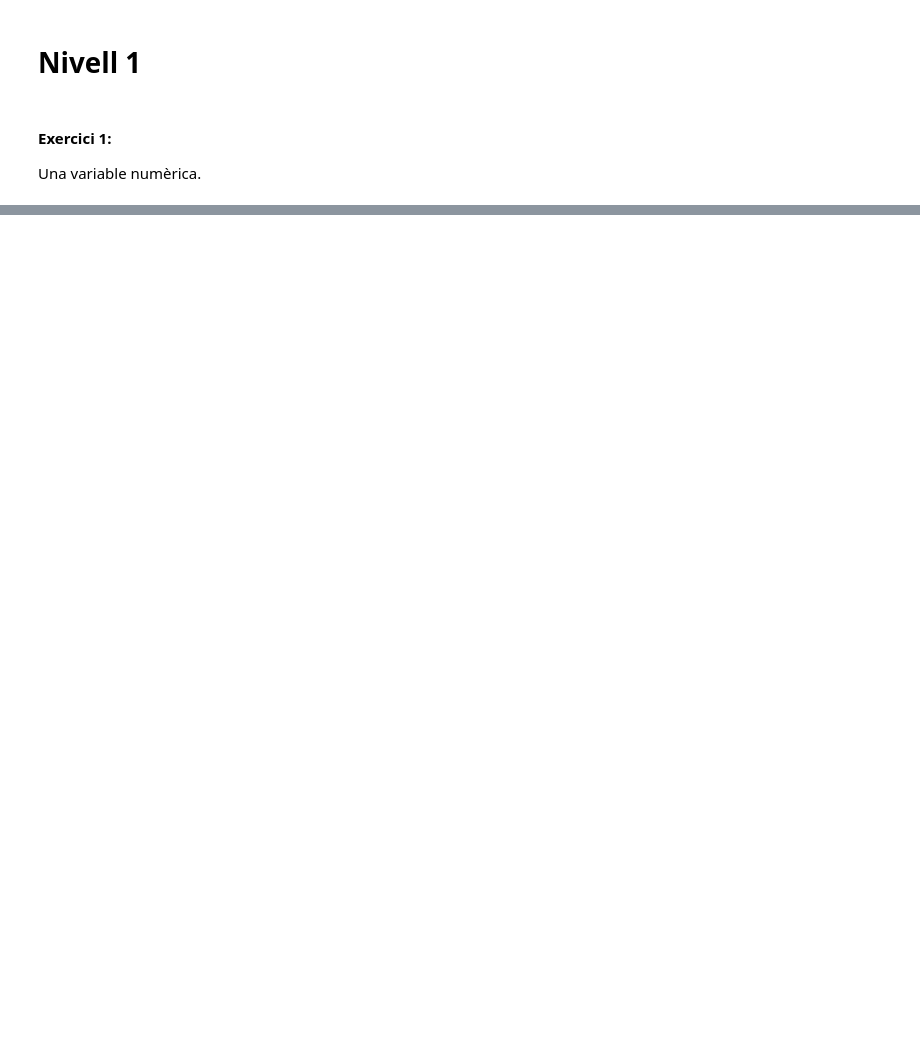
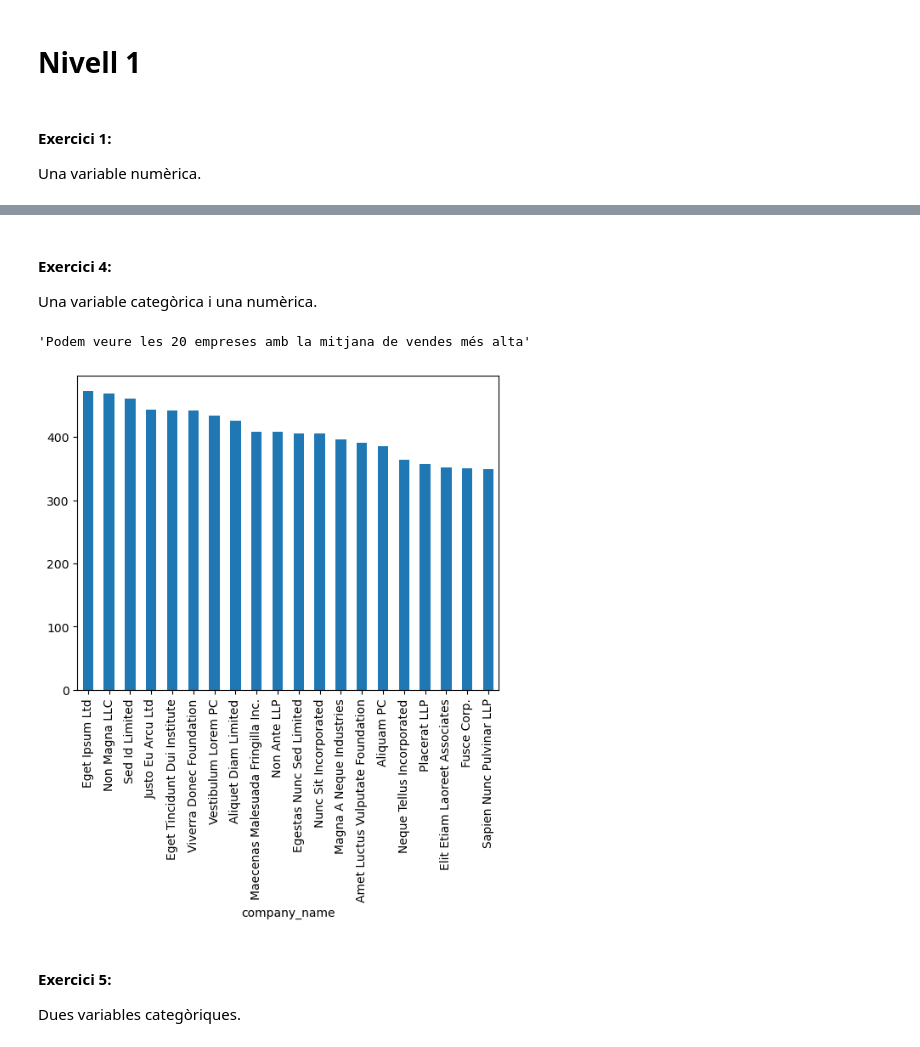
Before and after one commit to aleix-gb/Aleix-Gabarro-sprints, a Jupyter notebook: Sprint 8/Sprint 8.ipynb, the cells around one changed output, grey strips where cells are left out. Cells and saved outputs as stored; diff of their text form; code cells hidden in the pictures; blank space fills up the shorter version.

```diff
--- a/Sprint 8/Sprint 8.ipynb
+++ b/Sprint 8/Sprint 8.ipynb
@@ -126,0 +178,21 @@ productes.plot(kind="bar", color="skyblue")
+# %% [markdown]
+#### Exercici 4:
+Una variable categòrica i una numèrica.
+# %%
+import matplotlib.pyplot as plt
+import numpy as np
+
+df4 = dataframes["transactions"]
+df5 = dataframes["companies"]
+
+unio = df4.merge(df5, left_on="business_id", right_on="company_id", how="inner")
+productes = unio.groupby("company_name")["amount"].mean().sort_values(ascending = False).head(20)
+productes.plot(kind="bar")
+
+"""Podem veure les 20 empreses amb la mitjana de vendes més alta"""
+# %% [output]
+'Podem veure les 20 empreses amb la mitjana de vendes més alta'
+[figure, added]
+# %% [markdown]
+#### Exercici 5:
+Dues variables categòriques.
```
Also changed, not shown: parts of 8 cells of this notebook.
